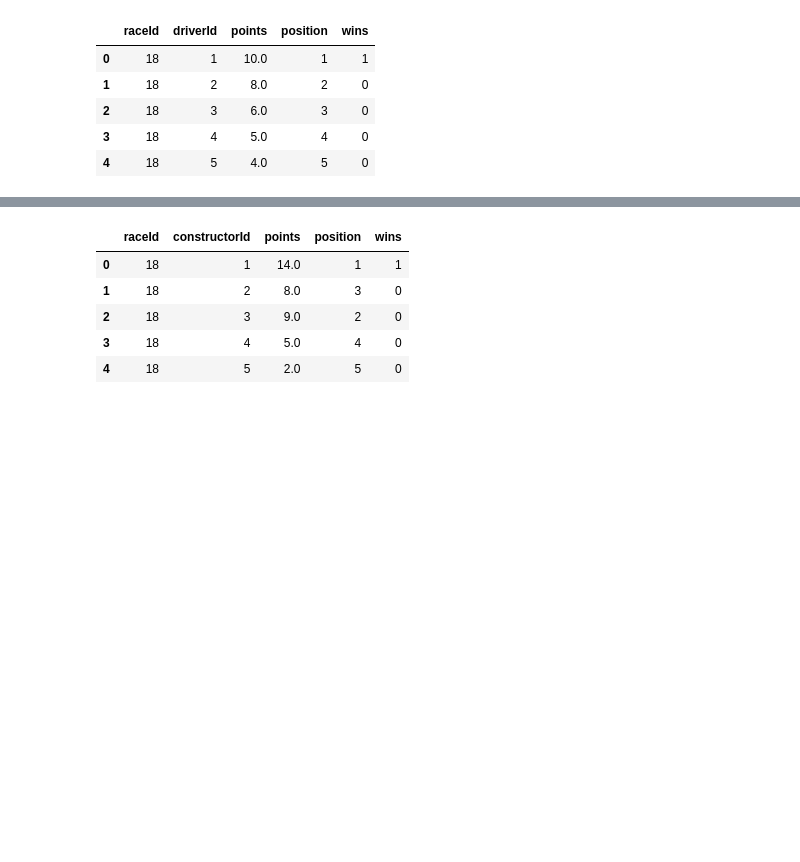
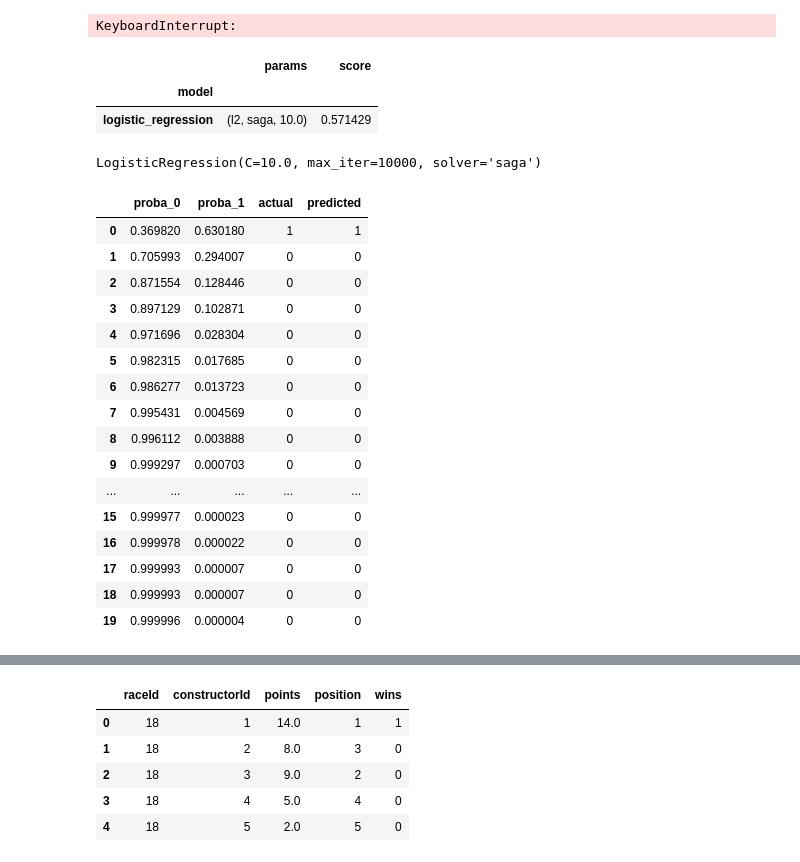
Before and after one commit to PraveenAyush/Formula-1-Analytics, a Jupyter notebook: ML_models.ipynb, the cells around one changed output, grey strips where cells are left out. Drawn from its saved outputs; the diff is of its cells as text; code cells hidden in the pictures; blank space fills up the shorter version.

Commit message:
updated logistic regression model

```diff
--- a/ML_models.ipynb
+++ b/ML_models.ipynb
@@ -42,11 +7,0 @@ dtype: int64
-# %%
-driver_standings=pd.read_csv('driver_standings.csv')
-driver_standings=driver_standings.drop('Unnamed: 0',axis=1)
-driver_standings.head()
-# %% [output]
-|  | raceId | driverId | points | position | wins |
-| 0 | 18 | 1 | 10.0 | 1 | 1 |
-| 1 | 18 | 2 | 8.0 | 2 | 0 |
-| 2 | 18 | 3 | 6.0 | 3 | 0 |
-| 3 | 18 | 4 | 5.0 | 4 | 0 |
-| 4 | 18 | 5 | 4.0 | 5 | 0 |
@@ -52,0 +49,62 @@ driver_standings.head()
+# %%
+from sklearn.linear_model import LogisticRegression
+from sklearn.metrics import precision_score
+# gridsearch dictionary
+
+comparison_dict = {'model': [],
+                   'params': [],
+                   'score': []}
+
+# Logistic Regression
+
+params = {'penalty': ['l1', 'l2'],
+          'solver': ['saga', 'liblinear'],
+          'C': np.logspace(-3, 1, 20)}
+
+for penalty in params['penalty']:
+    for solver in params['solver']:
+        for c in params['C']:
+            model_params = (penalty, solver, c)
+            model = LogisticRegression(
+                penalty=penalty, solver=solver, C=c, max_iter=10000)
+            model.fit(X_train, y_train)
+
+            model_score = score_classification(model)
+
+            comparison_dict['model'].append('logistic_regression')
+            comparison_dict['params'].append(model_params)
+            comparison_dict['score'].append(model_score)
+# %% [output]
+KeyboardInterrupt:
+# %%
+pd.DataFrame(comparison_dict).groupby('model').max()
+# %% [output]
+|  | params | score |
+| model |  |  |
+| logistic_regression | (l2, saga, 10.0) | 0.571429 |
+# %%
+lr=LogisticRegression(penalty='l2',solver='saga',C=10.0,max_iter=10000)
+lr.fit(X_train, y_train)
+# %% [output]
+LogisticRegression(C=10.0, max_iter=10000, solver='saga')
+# %%
+pred = score_classification(lr)
+pred
+# %% [output]
+|  | proba_0 | proba_1 | actual | predicted |
+| 0 | 0.369820 | 0.630180 | 1 | 1 |
+| 1 | 0.705993 | 0.294007 | 0 | 0 |
+| 2 | 0.871554 | 0.128446 | 0 | 0 |
+| 3 | 0.897129 | 0.102871 | 0 | 0 |
+| 4 | 0.971696 | 0.028304 | 0 | 0 |
+| 5 | 0.982315 | 0.017685 | 0 | 0 |
+| 6 | 0.986277 | 0.013723 | 0 | 0 |
+| 7 | 0.995431 | 0.004569 | 0 | 0 |
+| 8 | 0.996112 | 0.003888 | 0 | 0 |
+| 9 | 0.999297 | 0.000703 | 0 | 0 |
+| ... | ... | ... | ... | ... |
+| 15 | 0.999977 | 0.000023 | 0 | 0 |
+| 16 | 0.999978 | 0.000022 | 0 | 0 |
+| 17 | 0.999993 | 0.000007 | 0 | 0 |
+| 18 | 0.999993 | 0.000007 | 0 | 0 |
+| 19 | 0.999996 | 0.000004 | 0 | 0 |
```
Also changed, not shown: parts of 10 cells of this notebook, 3 other files.
